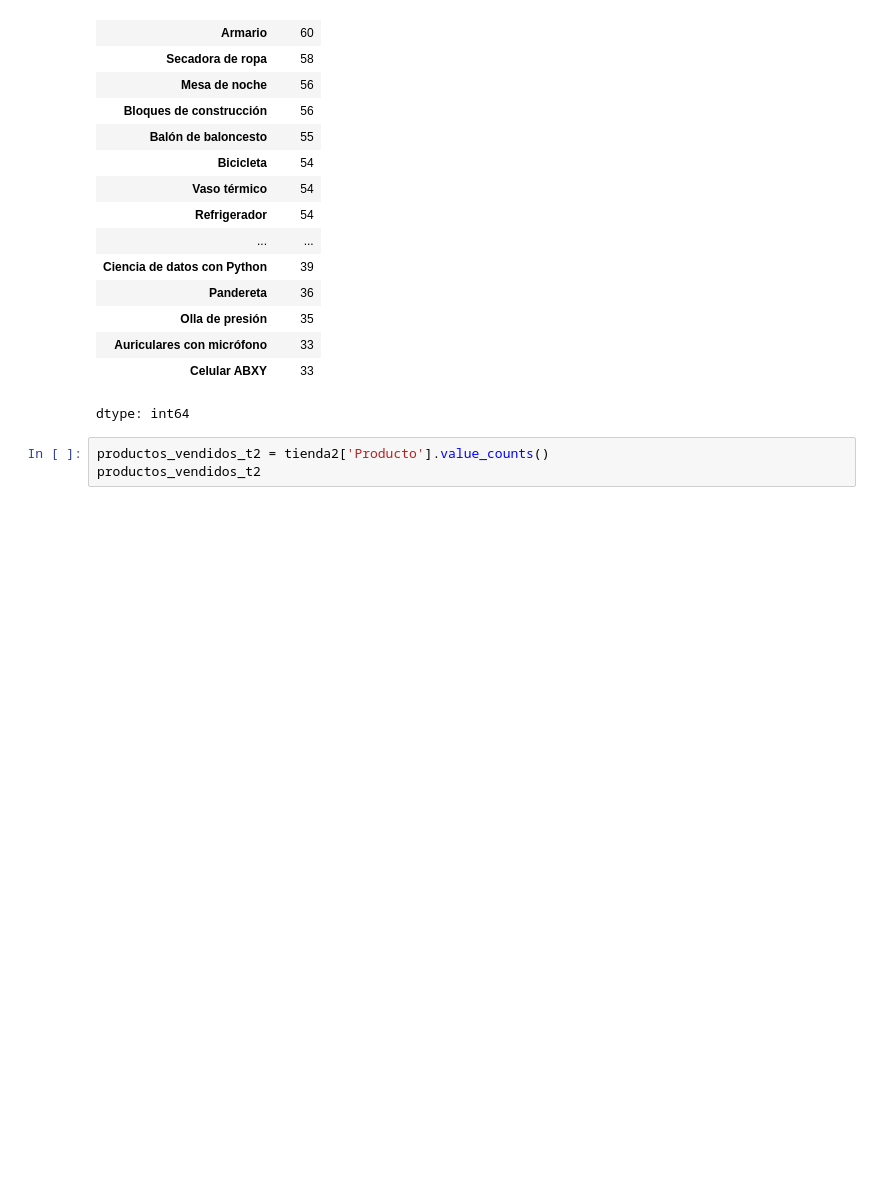
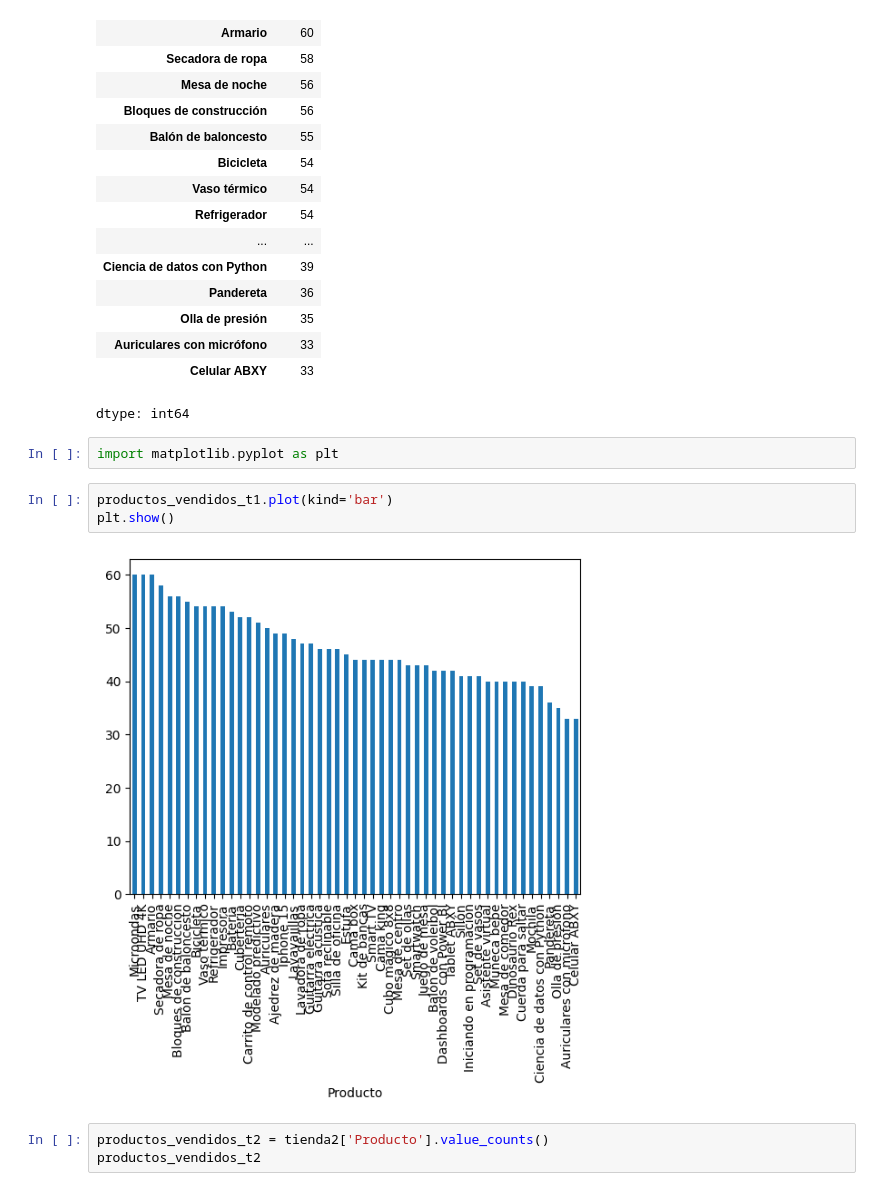
Before and after one commit to AliKnows/Challenge_DataScience_AluraStore, a Jupyter notebook: AluraStoreLatam.ipynb, the cells around one changed output. Saved outputs shown, nothing was run; the diff lists cells and outputs as text; blank space fills up the shorter version.

Commit message:
Subida de los grafico para una mayor visualizacion

```diff
--- a/AluraStoreLatam.ipynb
+++ b/AluraStoreLatam.ipynb
@@ -99,6 +106,13 @@ productos_vendidos_t1
 | Auriculares con micrófono | 33 |
 | Celular ABXY | 33 |
 dtype: int64
+# %%
+import matplotlib.pyplot as plt
+# %%
+productos_vendidos_t1.plot(kind='bar')
+plt.show()
+# %% [output]
+[figure, added]
 # %%
 productos_vendidos_t2 = tienda2['Producto'].value_counts()
 productos_vendidos_t2
```
Also changed, not shown: parts of 22 cells of this notebook.
